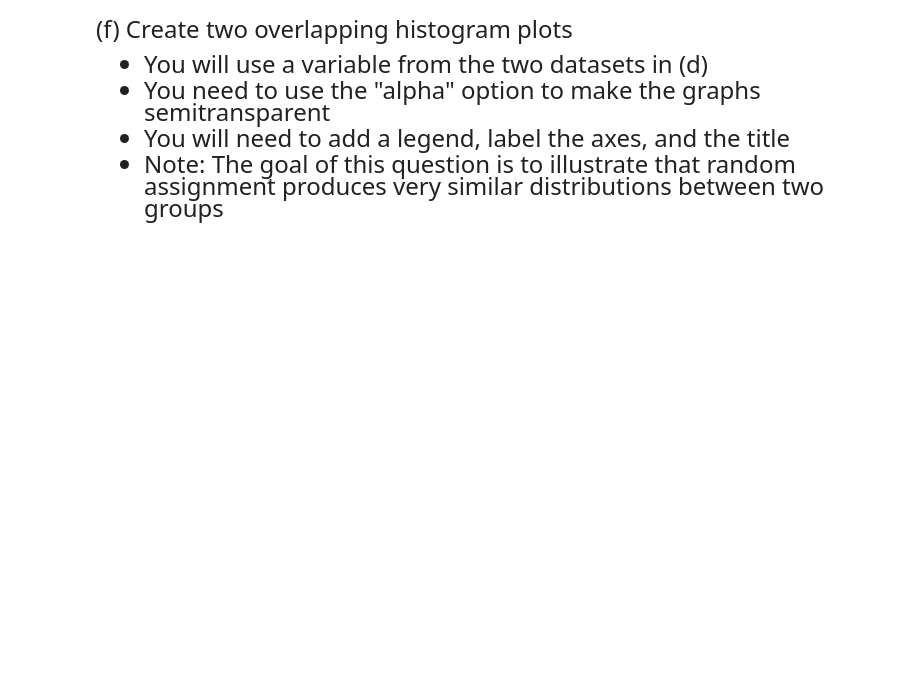
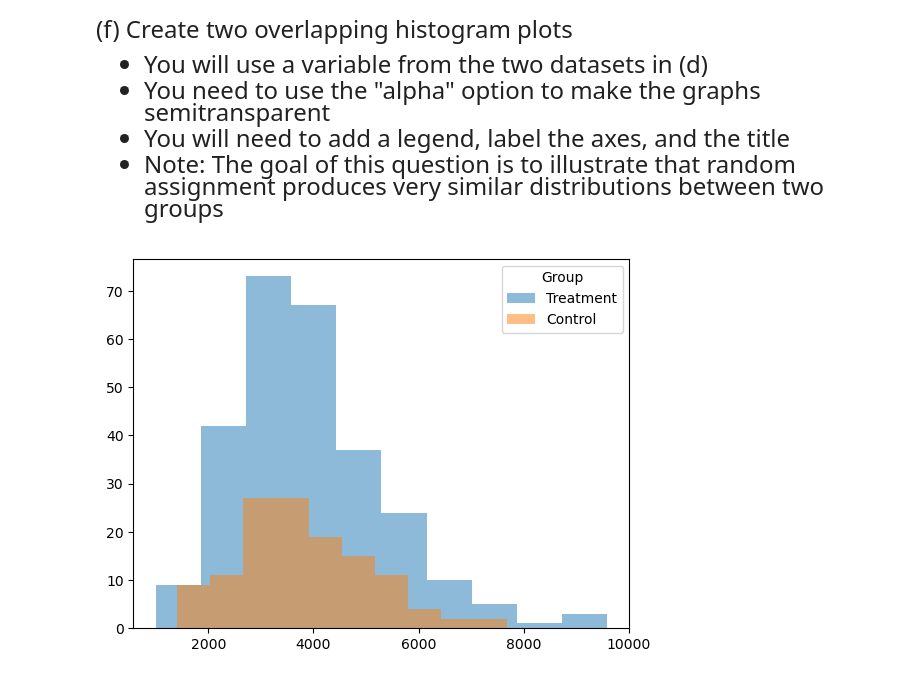
Before and after one commit to JE-lecture-notes/qtm151f_fall_2023, a Jupyter notebook: lecture_11/lecture_11.LJP.ipynb, the cells around one changed output. Saved outputs shown, nothing was run; the diff lists cells and outputs as text; code cells hidden in the pictures; blank space fills up the shorter version.

```diff
--- a/lecture_11/lecture_11.LJP.ipynb
+++ b/lecture_11/lecture_11.LJP.ipynb
@@ -151,6 +151,15 @@ Questions
 - The function will have if/else statements and output a string
 - You will use ".apply()" to create a new variable in the dataset <br>
 (see Lecture 9)
+# %%
+def fn_engine(cylinder):
+    if (cylinder == 8):
+        status = "V-8 engine"
+    else:
+        status = "Not V-8"
+    return(status)
+
+carfeatures["Engine"] = carfeatures["cylinders"].apply(fn_engine)
 # %% [markdown]
 <font size = "5">
 
@@ -177,6 +222,16 @@ Questions
 - Split the data into separate datasets using ".query()"
 - This will closely follow the material in Lecture 12 (this one)
 - You will need this result to answer questions (e), (f)
+# %%
+
+status = ["treatment","control"]
+prop = [0.7,0.3]
+size = len(carfeatures)
+
+carfeatures["new status"]=np.random.choice(status, size=size,p=prop)
+
+Treatment = carfeatures.query("`new status`=='treatment'")
+Control = carfeatures.query("`new status`=='control'")
 # %% [markdown]
 <font size = "5">
 
@@ -188,6 +243,15 @@ and summary statistics for pandas (mean, std, min, max, etc.)
 - You will be asked to test different values of $(y,x,b0,b1)$
 - You will get $y$ and $x$ from the two datasets in part (d)
 - Note: You will **not** be required to use the "statsmodels" library
+# %%
+def f(x,m,b):
+    y = (x**2)*m + b
+    return y
+
+x_bar = carfeatures["acceleration"].mean()
+low = carfeatures["acceleration"].min()
+
+carfeatures['y']=f(carfeatures['acceleration'],x_bar,low)
 # %% [markdown]
 <font size = "5">
 
@@ -198,3 +262,14 @@ and summary statistics for pandas (mean, std, min, max, etc.)
 - You will need to add a legend, label the axes, and the title
 - Note: The goal of this question is to illustrate that random <br>
 assignment produces very similar distributions between two groups
+# %%
+Treatment = carfeatures.query("`new status`=='treatment'")
+Control = carfeatures.query("`new status`=='control'")
+
+plt.hist(x=Treatment['y'], alpha=0.5)
+plt.hist(x=Control["y"], alpha=0.5)
+plt.legend(labels = ["Treatment","Control"], title="Group")
+
+plt.show()
+# %% [output]
+[figure, added]
```
Also changed, not shown: parts of 5 cells of this notebook, 2 other files.
